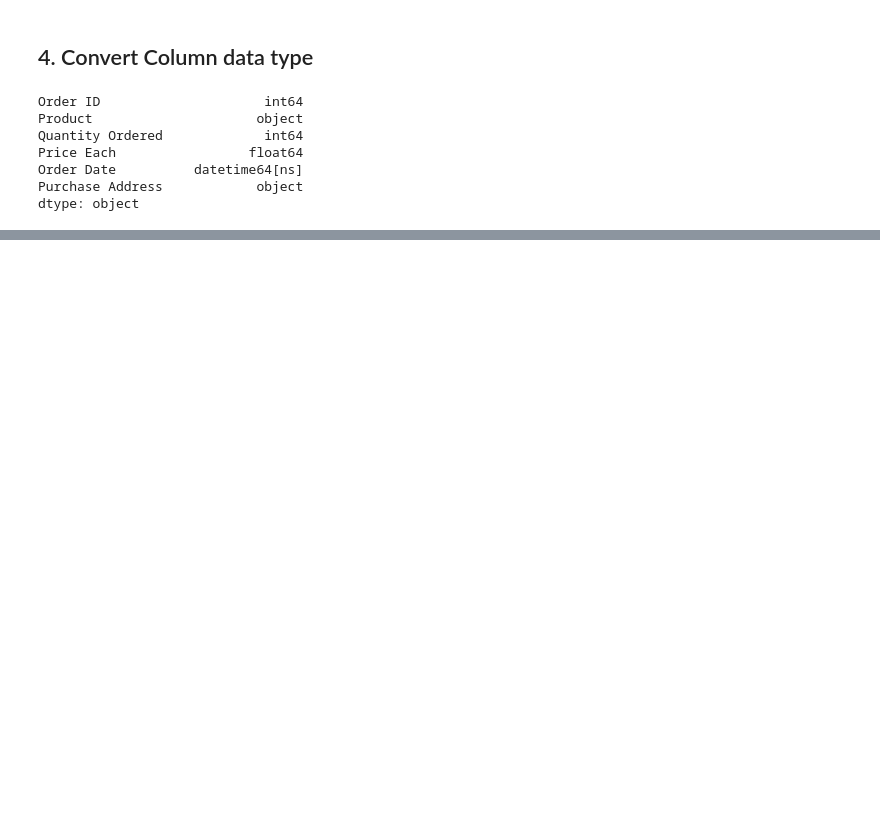
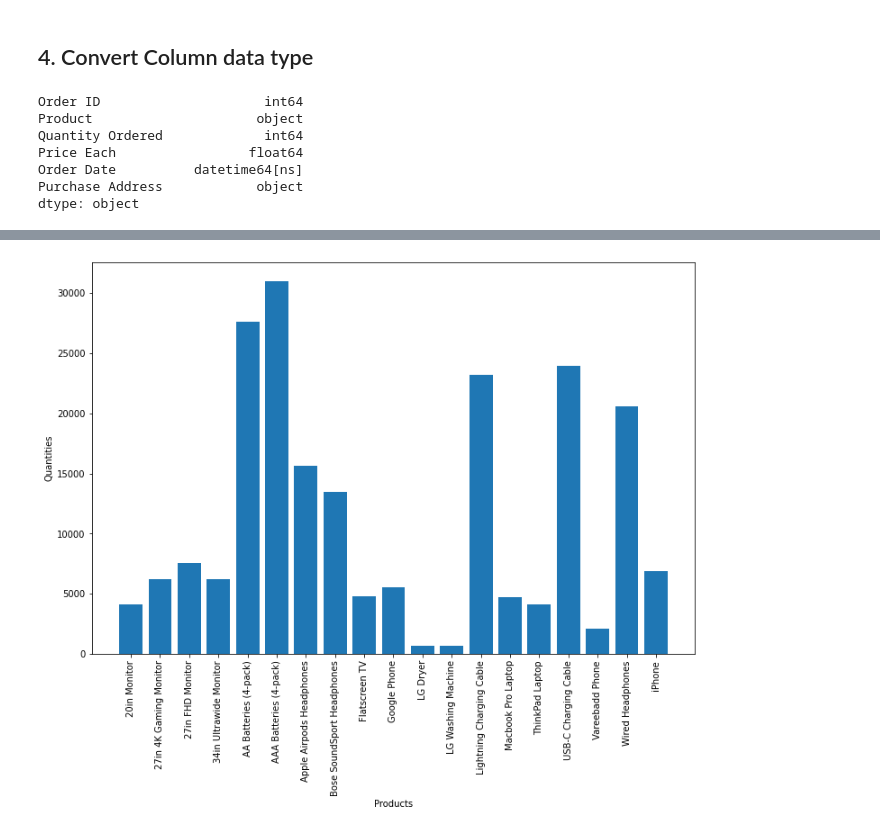
Before and after one commit to hellokuzuki/da-learn, a Jupyter notebook: 01_sales/sales-analysis.ipynb, the cells around one changed output, grey strips where cells are left out. Drawn from its saved outputs; the diff is of its cells as text; code cells hidden in the pictures; blank space fills up the shorter version.

```diff
--- a/01_sales/sales-analysis.ipynb
+++ b/01_sales/sales-analysis.ipynb
@@ -86,0 +291,15 @@ dtype: object
+# %%
+all_data.groupby('Product')['Quantity Ordered'].sum().index
+
+x = all_data.groupby('Product')['Quantity Ordered'].sum().index
+y = all_data.groupby('Product')['Quantity Ordered'].sum()
+
+plt.figure(figsize=(12,8))
+plt.ticklabel_format(style='plain')
+plt.bar(x, y)
+plt.xlabel('Products')
+plt.ylabel('Quantities')
+plt.xticks(x, rotation='vertical')
+plt.show()
+# %% [output]
+[figure, added]
```
Also changed, not shown: parts of 28 cells of this notebook, 1 other file.
